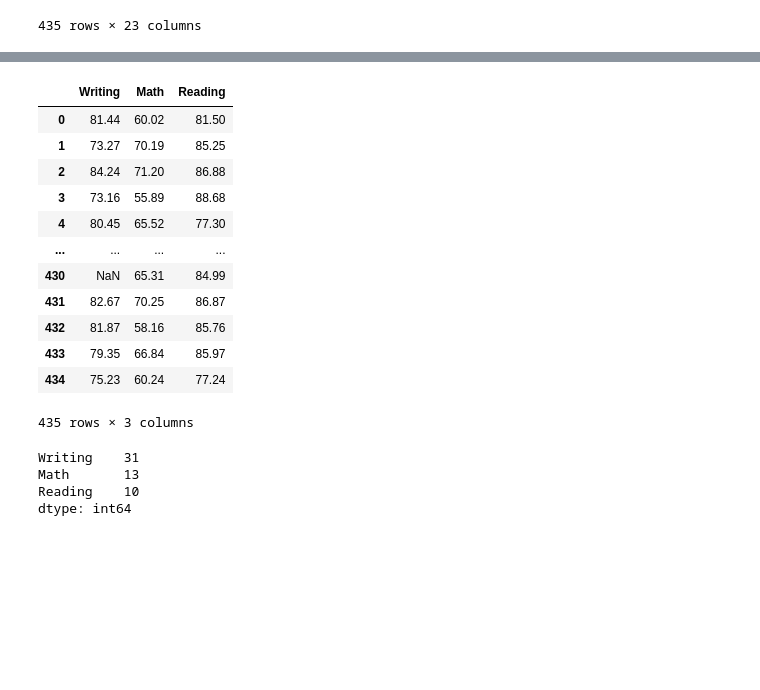
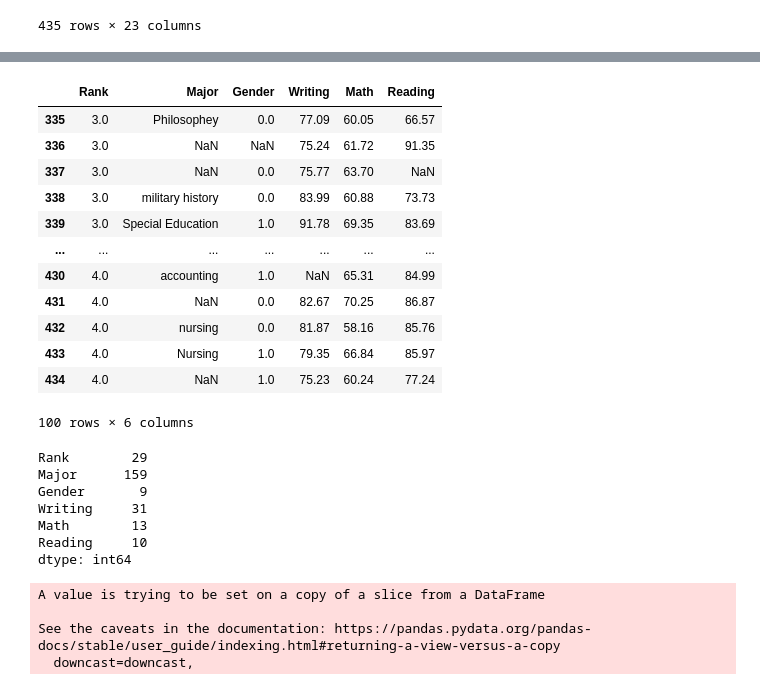
Before and after one commit to cornel-kim/samples, a Jupyter notebook: Lesson2.ipynb, the cells around one changed output, grey strips where cells are left out. Saved outputs shown, nothing was run; the diff lists cells and outputs as text; code cells hidden in the pictures; blank space fills up the shorter version.

```diff
--- a/Lesson2.ipynb
+++ b/Lesson2.ipynb
@@ -40,26 +41,37 @@ StudyTime        42
 dtype: int64
 # %%
 #get subset to use
-subset1 = school[['Writing', 'Math', 'Reading']]
-subset1
+subset1 = school[['Rank', 'Major', 'Gender','Writing', 'Math', 'Reading']]
+subset1.tail(100)
 # %% [output]
-|  | Writing | Math | Reading |
-| 0 | 81.44 | 60.02 | 81.50 |
-| 1 | 73.27 | 70.19 | 85.25 |
-| 2 | 84.24 | 71.20 | 86.88 |
-| 3 | 73.16 | 55.89 | 88.68 |
-| 4 | 80.45 | 65.52 | 77.30 |
-| ... | ... | ... | ... |
-| 430 | NaN | 65.31 | 84.99 |
-| 431 | 82.67 | 70.25 | 86.87 |
-| 432 | 81.87 | 58.16 | 85.76 |
-| 433 | 79.35 | 66.84 | 85.97 |
-| 434 | 75.23 | 60.24 | 77.24 |
+|  | Rank | Major | Gender | Writing | Math | Reading |
+| 335 | 3.0 | Philosophey | 0.0 | 77.09 | 60.05 | 66.57 |
+| 336 | 3.0 | NaN | NaN | 75.24 | 61.72 | 91.35 |
+| 337 | 3.0 | NaN | 0.0 | 75.77 | 63.70 | NaN |
+| 338 | 3.0 | military history | 0.0 | 83.99 | 60.88 | 73.73 |
+| 339 | 3.0 | Special Education | 1.0 | 91.78 | 69.35 | 83.69 |
+| ... | ... | ... | ... | ... | ... | ... |
+| 430 | 4.0 | accounting | 1.0 | NaN | 65.31 | 84.99 |
+| 431 | 4.0 | NaN | 0.0 | 82.67 | 70.25 | 86.87 |
+| 432 | 4.0 | nursing | 0.0 | 81.87 | 58.16 | 85.76 |
+| 433 | 4.0 | Nursing | 1.0 | 79.35 | 66.84 | 85.97 |
+| 434 | 4.0 | NaN | 1.0 | 75.23 | 60.24 | 77.24 |
-435 rows × 3 columns
+100 rows × 6 columns
 # %%
 subset1.isnull().sum()
 # %% [output]
-Writing    31
-Math       13
-Reading    10
+Rank        29
+Major      159
+Gender       9
+Writing     31
+Math        13
+Reading     10
 dtype: int64
+# %%
+#Replacing empty field with the a number
+subset1['Gender'].fillna(2, inplace=True)
+# %% [output]
+A value is trying to be set on a copy of a slice from a DataFrame
+
+See the caveats in the documentation: https://pandas.pydata.org/pandas-docs/stable/user_guide/indexing.html#returning-a-view-versus-a-copy
+  downcast=downcast,
```
Also changed, not shown: parts of 5 cells of this notebook.
